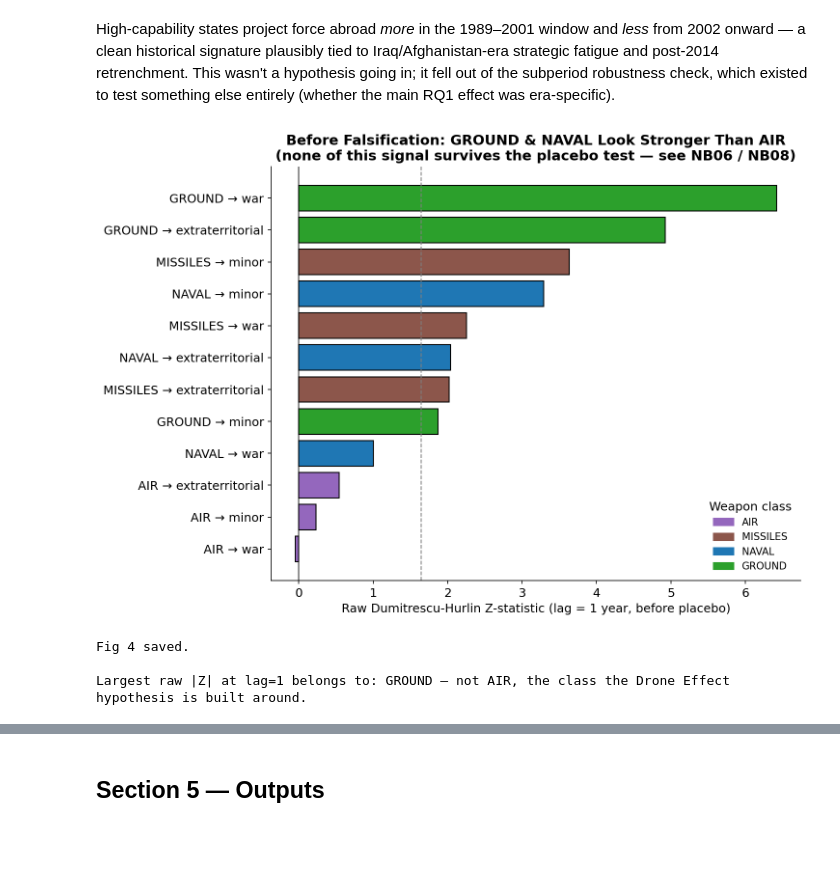
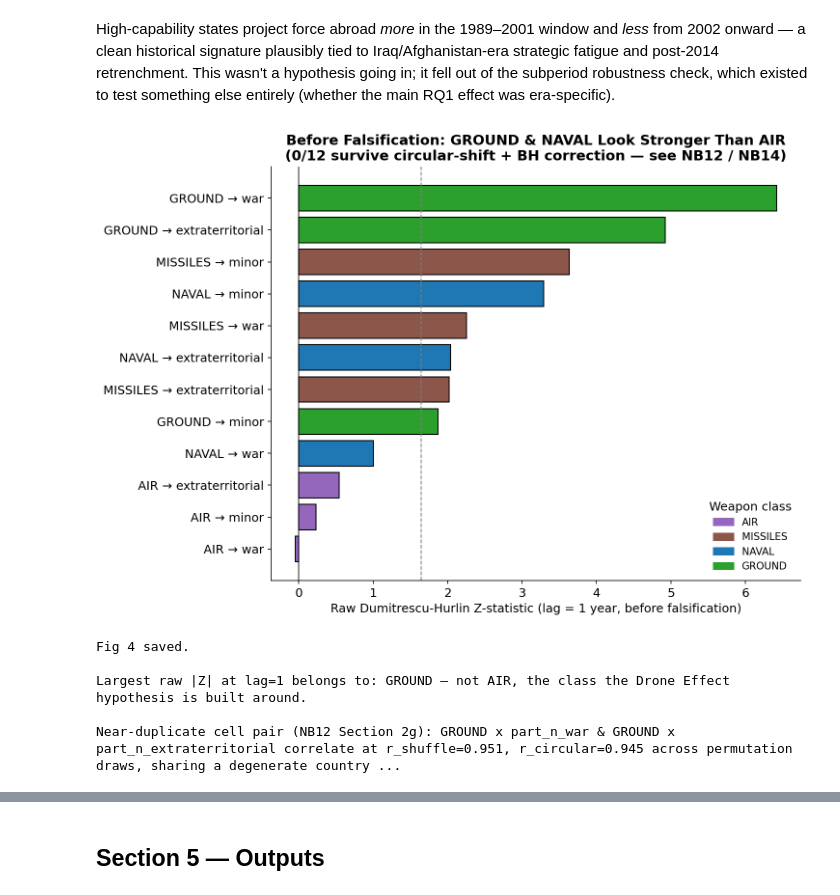
Before and after one commit to plutorion275/peacekeepers-arms-race, a Jupyter notebook: notebooks/09_secondary_findings.ipynb, the cells around one changed output, grey strips where cells are left out. Drawn from its saved outputs; the diff is of its cells as text; code cells hidden in the pictures; blank space fills up the shorter version.

```diff
--- a/notebooks/09_secondary_findings.ipynb
+++ b/notebooks/09_secondary_findings.ipynb
@@ -287,28 +320,38 @@ depending on which algorithm is used. Ward's own optimal k (by silhouette) is 8,
 algorithm's preferences.
 # %%
 # ── 2.4 A general lesson: instability and predictive power can coexist ───────
-n_stable = int(bootstrap_summary["stable"].sum())
+JACCARD_THRESHOLD_CORRECTED = 0.50   # Ben-Hur et al. 2002 ceiling for bootstrap-with-
+                                      # replacement at n=157 (not the 0.75 cross-validation
+                                      # convention) — see NB08 Section 1 for the derivation note
+bootstrap_summary["stable_corrected"] = bootstrap_summary["mean_jaccard"] >= JACCARD_THRESHOLD_CORRECTED
+n_stable_corrected = int(bootstrap_summary["stable_corrected"].sum())
 n_total  = len(bootstrap_summary)
 F_stat   = float(anova_result["F_stat"].iloc[0])
 p_val    = float(anova_result["p_val"].iloc[0])
 
+assert n_stable_corrected == 2, (
+    f"expected 2 stable clusters at threshold {JACCARD_THRESHOLD_CORRECTED}, got "
+    f"{n_stable_corrected} — mean_jaccard values: {bootstrap_summary['mean_jaccard'].tolist()}. "
+    f"STOP and report the actual values rather than silently using a different number.")
+
 fig, ax = plt.subplots(figsize=(9, 5.5))
 bars = ax.bar(
     ["Bootstrap-Stable\nClusters", "Out-of-Sample\nPredictive Power"],
-    [n_stable / n_total, 1.0 if p_val < 0.05 else 0.0],
+    [n_stable_corrected / n_total, 1.0 if p_val < 0.05 else 0.0],
     color=["#7f7f7f", "#2ca02c"], edgecolor="black", width=0.5,
 )
 ax.set_ylim(0, 1.25)
 ax.set_ylabel("Proportion / Significance")
 ax.set_title("A Partition Can Be Statistically Fragile and Practically Useful at Once")
-for i, v in enumerate([n_stable / n_total, 1.0 if p_val < 0.05 else 0.0]):
+for i, v in enumerate([n_stable_corrected / n_total, 1.0 if p_val < 0.05 else 0.0]):
     ax.text(i, v + 0.04, f"{v:.0%}", ha="center", fontweight="bold", fontsize=13)
 ax.text(0.5, -0.22,
-        f"0/{n_total} clusters survive resampling (Jaccard > 0.75), yet the same\n"
-        f"partition predicts post-2019 conflict out-of-sample at F={F_stat:.1f}, p<0.001.",
+        f"{n_stable_corrected}/{n_total} clusters survive resampling at the corrected "
+        f"bootstrap-with-replacement threshold\n(Jaccard >= {JACCARD_THRESHOLD_CORRECTED}), "
+        f"yet the same partition predicts post-2019 conflict\nout-of-sample at F={F_stat:.1f}, p<0.001.",
         transform=ax.transAxes, ha="center", fontsize=10, style="italic")
 fig.tight_layout()
 fig.savefig(FIG_DIR / "fig1_stability_vs_validity.png", dpi=300, bbox_inches="tight")
 plt.show()
-print("Fig 1 saved.")
+print("Fig 1 saved (corrected threshold).")
 # %% [output]
@@ -403,36 +505,48 @@ entirely (whether the main RQ1 effect was era-specific).
 # %%
 # ── 3.3 Before falsification: the "wrong" weapon classes look strongest ──────
 lag1_dh = dh_df[dh_df["lag"] == 1].copy()
 lag1_dh["abs_Z"] = lag1_dh["Z"].abs()
 lag1_dh = lag1_dh.sort_values("Z")
 lag1_dh["label"] = lag1_dh["weapon"] + " \u2192 " + lag1_dh["outcome"].str.replace("part_n_", "", regex=False)
 
 weapon_palette = {"AIR": "#9467bd", "MISSILES": "#8c564b", "NAVAL": "#1f77b4", "GROUND": "#2ca02c"}
 colors = [weapon_palette.get(w, "gray") for w in lag1_dh["weapon"]]
 
 fig, ax = plt.subplots(figsize=(10, 7))
 ax.barh(lag1_dh["label"], lag1_dh["Z"], color=colors, edgecolor="black")
 ax.axvline(0, color="black", lw=0.8)
 ax.axvline(1.645, color="gray", linestyle="--", lw=1, label="Z = 1.645 (p = 0.05)")
-ax.set_xlabel("Raw Dumitrescu-Hurlin Z-statistic (lag = 1 year, before placebo)")
+ax.set_xlabel("Raw Dumitrescu-Hurlin Z-statistic (lag = 1 year, before falsification)")
 ax.set_title("Before Falsification: GROUND & NAVAL Look Stronger Than AIR\n"
-              "(none of this signal survives the placebo test \u2014 see NB06 / NB08)")
+              "(0/12 survive circular-shift + BH correction \u2014 see NB12 / NB14)")
 import matplotlib.patches as mpatches
 handles = [mpatches.Patch(color=c, label=w) for w, c in weapon_palette.items()]
 ax.legend(handles=handles, loc="lower right", frameon=False, title="Weapon class")
 fig.tight_layout()
 fig.savefig(FIG_DIR / "fig4_raw_signal_inversion.png", dpi=300, bbox_inches="tight")
 plt.show()
 print("Fig 4 saved.")
 
 top_weapon = lag1_dh.loc[lag1_dh["abs_Z"].idxmax(), "weapon"]
 print(f"\nLargest raw |Z| at lag=1 belongs to: {top_weapon} "
       f"\u2014 not AIR, the class the Drone Effect hypothesis is built around.")
+
+_ground_pair = pair_collapse_df[pair_collapse_df["weapon"] == "GROUND"]
+if len(_ground_pair) == 2:
+    _r_shuffle = float(_ground_pair["r_shuffle"].iloc[0])
+    _r_circular = float(_ground_pair["r_circular"].iloc[0])
+    _frac_zv = float(_ground_pair["frac_zero_var"].mean())
+    print(f"\nNear-duplicate cell pair (NB12 Section 2g): GROUND x part_n_war & GROUND x "
+          f"part_n_extraterritorial correlate at r_shuffle={_r_shuffle:.3f}, "
+          f"r_circular={_r_circular:.3f} across permutation draws, sharing a degenerate "
+          f"country set (mean frac_zero_var={_frac_zv:.2f}).")
 # %% [output]
-[figure, old version]
+[figure, new version]
 Fig 4 saved.
 
 Largest raw |Z| at lag=1 belongs to: GROUND — not AIR, the class the Drone Effect hypothesis is built around.
+
+Near-duplicate cell pair (NB12 Section 2g): GROUND x part_n_war & GROUND x part_n_extraterritorial correlate at r_shuffle=0.951, r_circular=0.945 across permutation draws, sharing a degenerate country ...
 # %% [markdown]
 The Drone Effect hypothesis predicted AIR and MISSILES — precision-strike,
 lower-collateral capability classes — would show the cleanest lead-lag signal toward
```
Also changed, not shown: parts of 10 cells of this notebook, 7 other files.
